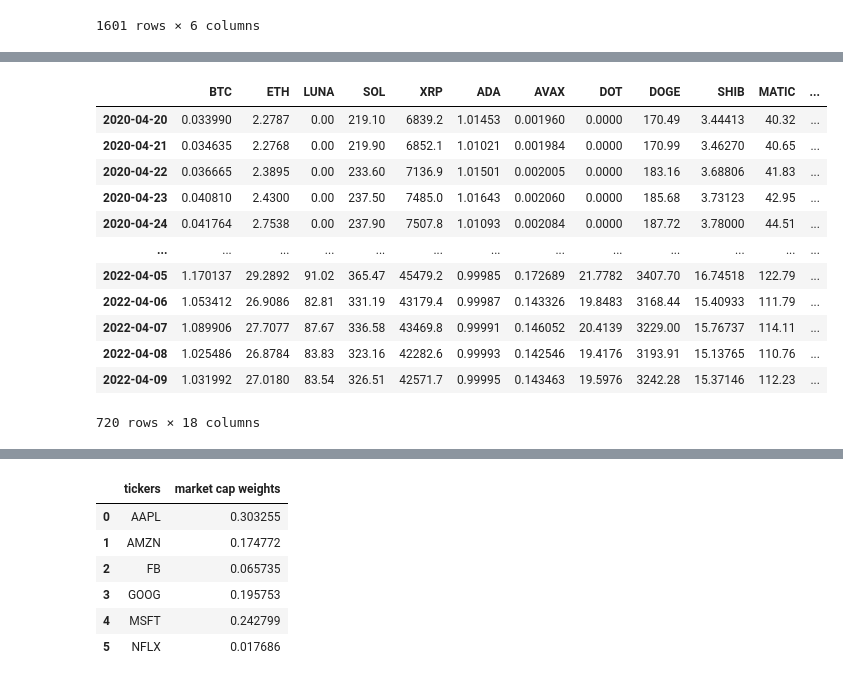
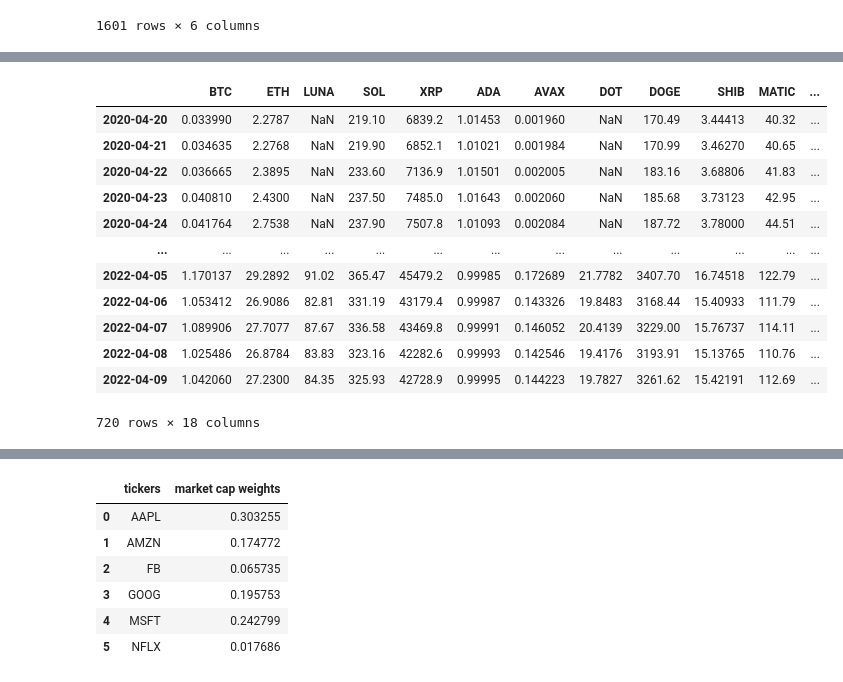
Before and after one commit to kennethologist/UPENN-GP4-P1, a Jupyter notebook: notebooks/alex.ipynb, the cells around one changed output, grey strips where cells are left out. Drawn from its saved outputs; the diff is of its cells as text; code cells hidden in the pictures.

```diff
--- a/notebooks/alex.ipynb
+++ b/notebooks/alex.ipynb
@@ -113,0 +98,3 @@ crypto_original
+# %%
+crypto_original = pd.DataFrame(pd.concat(dataframes.values(), join='inner')).rename(columns = {'dtime': 'timestamp'}).set_index('timestamp').sort_index()
+crypto_original
@@ -114,19 +129,19 @@ crypto_original
 # %%
-crypto = crypto_original.drop(['time', 'open', 'high', 'low', 'vwap', 'volume', 'count'], axis = 1).pivot(columns = 'symbol').fillna(0.0)
+crypto = crypto_original.drop(['time', 'open', 'high', 'low', 'vwap', 'volume', 'count'], axis = 1).pivot(columns = 'symbol')
 crypto.index = crypto.index.date
 crypto.columns = crypto_tickers
 crypto
 # %% [output]
 |  | BTC | ETH | LUNA | SOL | XRP | ADA | AVAX | DOT | DOGE | SHIB | MATIC | ... |
-| 2020-04-20 | 0.033990 | 2.2787 | 0.00 | 219.10 | 6839.2 | 1.01453 | 0.001960 | 0.0000 | 170.49 | 3.44413 | 40.32 | ... |
-| 2020-04-21 | 0.034635 | 2.2768 | 0.00 | 219.90 | 6852.1 | 1.01021 | 0.001984 | 0.0000 | 170.99 | 3.46270 | 40.65 | ... |
-| 2020-04-22 | 0.036665 | 2.3895 | 0.00 | 233.60 | 7136.9 | 1.01501 | 0.002005 | 0.0000 | 183.16 | 3.68806 | 41.83 | ... |
-| 2020-04-23 | 0.040810 | 2.4300 | 0.00 | 237.50 | 7485.0 | 1.01643 | 0.002060 | 0.0000 | 185.68 | 3.73123 | 42.95 | ... |
-| 2020-04-24 | 0.041764 | 2.7538 | 0.00 | 237.90 | 7507.8 | 1.01093 | 0.002084 | 0.0000 | 187.72 | 3.78000 | 44.51 | ... |
+| 2020-04-20 | 0.033990 | 2.2787 | NaN | 219.10 | 6839.2 | 1.01453 | 0.001960 | NaN | 170.49 | 3.44413 | 40.32 | ... |
+| 2020-04-21 | 0.034635 | 2.2768 | NaN | 219.90 | 6852.1 | 1.01021 | 0.001984 | NaN | 170.99 | 3.46270 | 40.65 | ... |
+| 2020-04-22 | 0.036665 | 2.3895 | NaN | 233.60 | 7136.9 | 1.01501 | 0.002005 | NaN | 183.16 | 3.68806 | 41.83 | ... |
+| 2020-04-23 | 0.040810 | 2.4300 | NaN | 237.50 | 7485.0 | 1.01643 | 0.002060 | NaN | 185.68 | 3.73123 | 42.95 | ... |
+| 2020-04-24 | 0.041764 | 2.7538 | NaN | 237.90 | 7507.8 | 1.01093 | 0.002084 | NaN | 187.72 | 3.78000 | 44.51 | ... |
 | ... | ... | ... | ... | ... | ... | ... | ... | ... | ... | ... | ... | ... |
 | 2022-04-05 | 1.170137 | 29.2892 | 91.02 | 365.47 | 45479.2 | 0.99985 | 0.172689 | 21.7782 | 3407.70 | 16.74518 | 122.79 | ... |
 | 2022-04-06 | 1.053412 | 26.9086 | 82.81 | 331.19 | 43179.4 | 0.99987 | 0.143326 | 19.8483 | 3168.44 | 15.40933 | 111.79 | ... |
 | 2022-04-07 | 1.089906 | 27.7077 | 87.67 | 336.58 | 43469.8 | 0.99991 | 0.146052 | 20.4139 | 3229.00 | 15.76737 | 114.11 | ... |
 | 2022-04-08 | 1.025486 | 26.8784 | 83.83 | 323.16 | 42282.6 | 0.99993 | 0.142546 | 19.4176 | 3193.91 | 15.13765 | 110.76 | ... |
-| 2022-04-09 | 1.031992 | 27.0180 | 83.54 | 326.51 | 42571.7 | 0.99995 | 0.143463 | 19.5976 | 3242.28 | 15.37146 | 112.23 | ... |
+| 2022-04-09 | 1.042060 | 27.2300 | 84.35 | 325.93 | 42728.9 | 0.99995 | 0.144223 | 19.7827 | 3261.62 | 15.42191 | 112.69 | ... |
 720 rows × 18 columns
```
Also changed, not shown: parts of 7 cells of this notebook.
